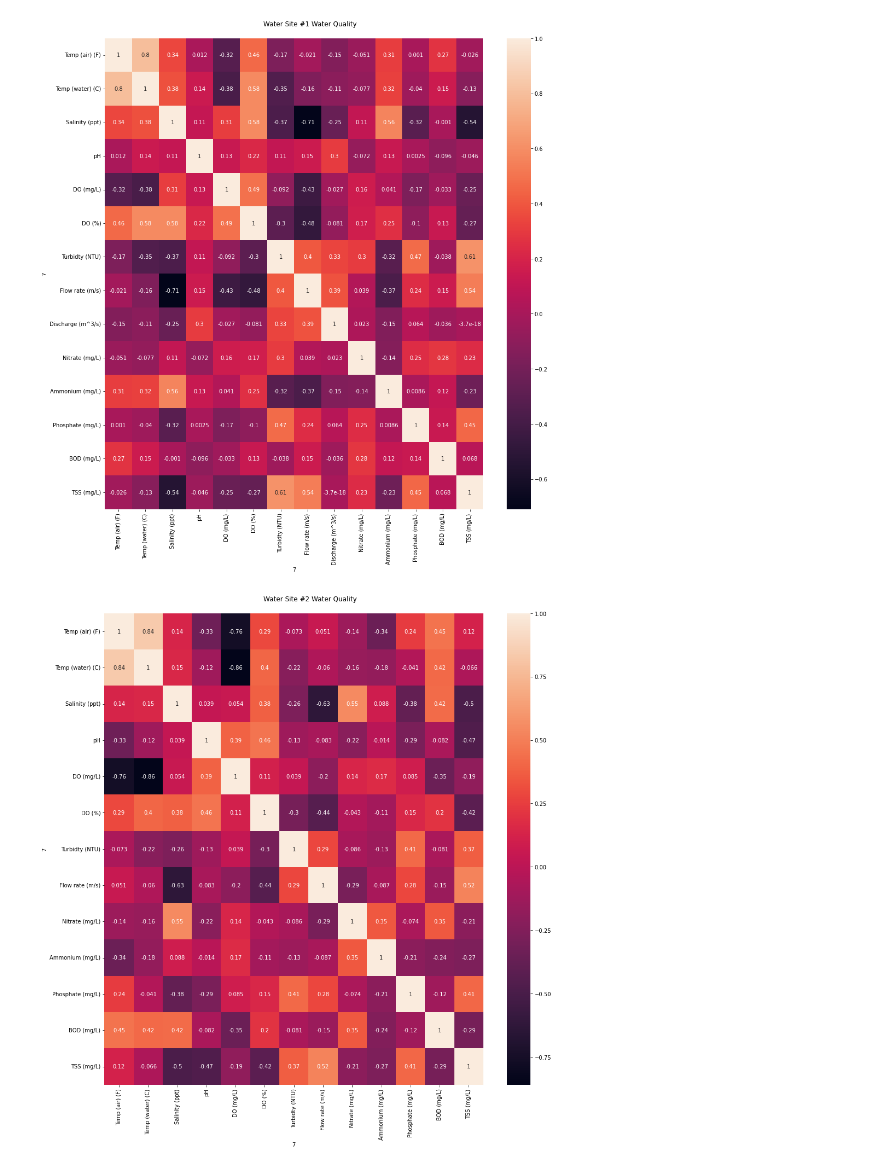
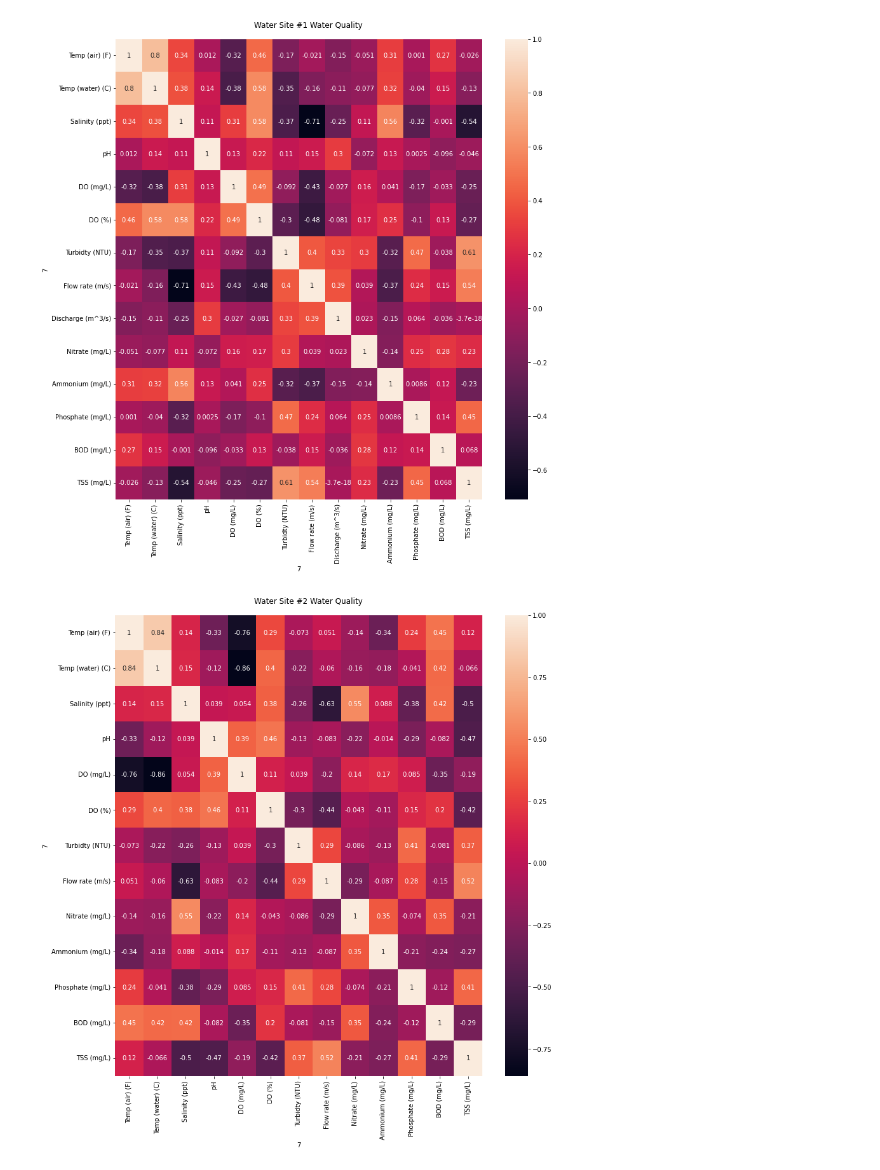
Before and after one commit to angel-721/mva-of-southern-utah-water-quality, a Jupyter notebook: analyze-quality-sites.ipynb, the cells around one changed output. Saved outputs shown, nothing was run; the diff lists cells and outputs as text; code cells hidden in the pictures.

```diff
--- a/analyze-quality-sites.ipynb
+++ b/analyze-quality-sites.ipynb
@@ -67,18 +104,18 @@ water_quality_df_4 = fill_in_empty_cells_with_average(water_quality_df_4)
 # %%
 def make_correlation_matrix(dataframe, name, filename):
     corr_matrix = dataframe.corr()
-    plt.subplots(figsize=(15,15))
+    plt.subplots(figsize=(13,13))
     figure = sn.heatmap(corr_matrix, annot=True).get_figure()
     figure.tight_layout(pad=5.0)
     figure.suptitle(name)
     figure.subplots_adjust(top=0.95)
     figure.savefig(filename)
     corr_matrix = dataframe.corr()
 
 make_correlation_matrix(water_quality_df_1, "Water Site #1 Water Quality",'water-site-1-cm.png')
 make_correlation_matrix(water_quality_df_2, "Water Site #2 Water Quality",'water-site-2-cm.png')
 make_correlation_matrix(water_quality_df_3, "Water Site #3 Water Quality",'water-site-3-cm.png')
 make_correlation_matrix(water_quality_df_4, "Water Site #4 Water Quality",'water-site-4-cm.png')
 # %% [output]
-[figure, old version]
+[figure, new version]
-[figure, old version]
+[figure, new version]
```
Also changed, not shown: parts of 4 cells of this notebook, 2 other files.
